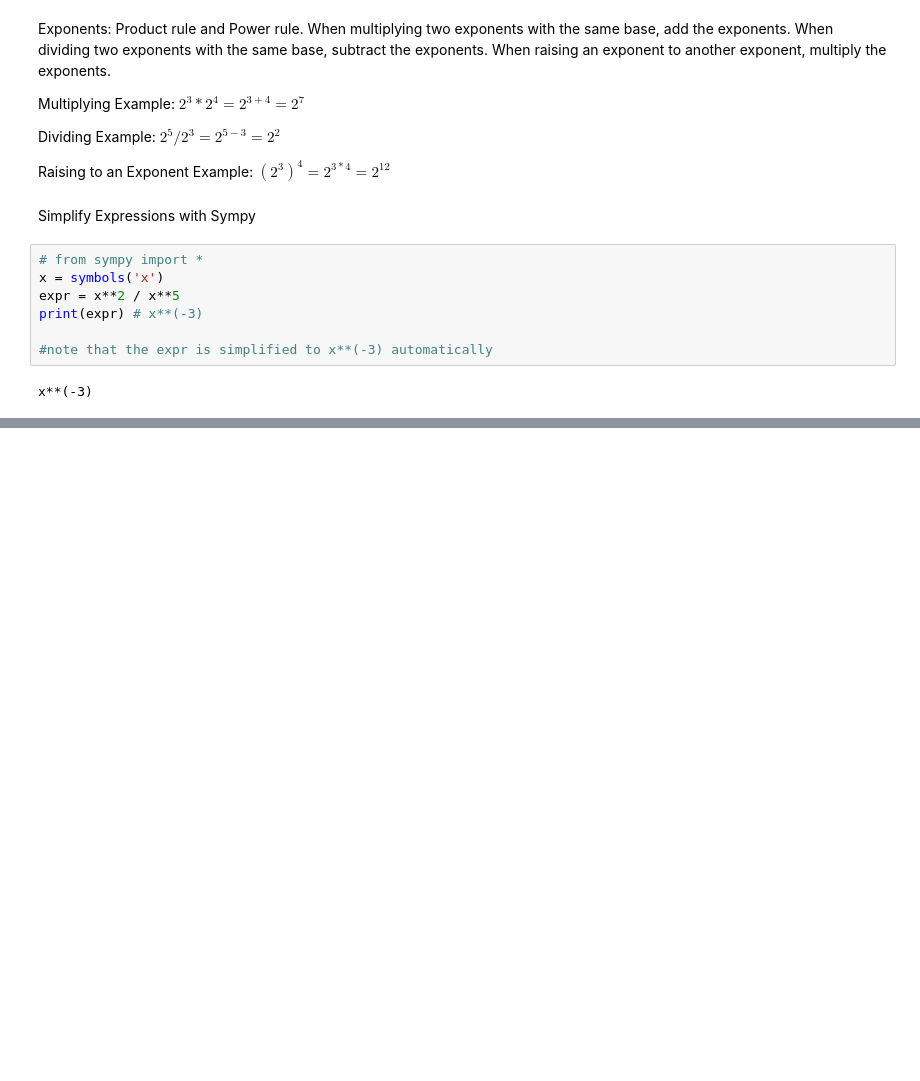
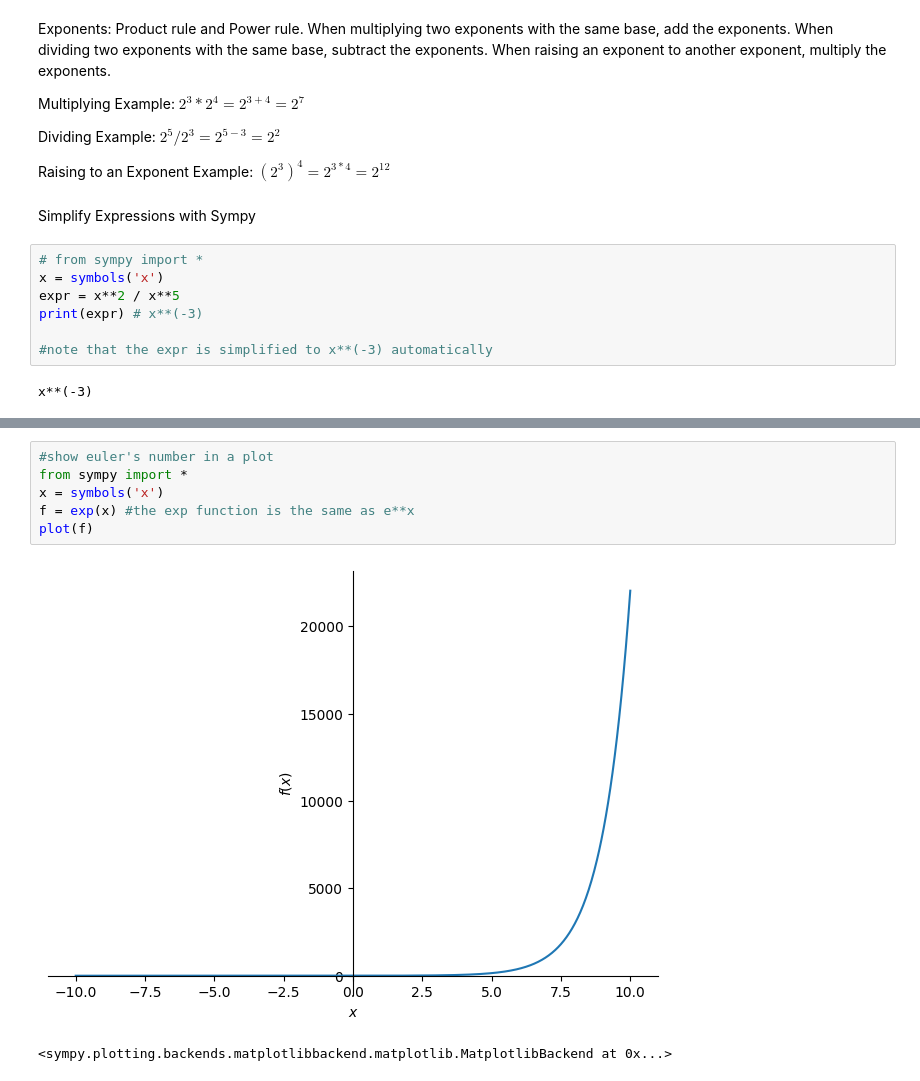
Before and after one commit to jtschet1/data-science-math, a Jupyter notebook: chapter_one.ipynb, the cells around one changed output, grey strips where cells are left out. Saved outputs shown, nothing was run; the diff lists cells and outputs as text; blank space fills up the shorter version.

```diff
--- a/chapter_one.ipynb
+++ b/chapter_one.ipynb
@@ -118,0 +212,9 @@ x**(-3)
+# %%
+#show euler's number in a plot
+from sympy import *
+x = symbols('x')
+f = exp(x) #the exp function is the same as e**x
+plot(f)
+# %% [output]
+[figure, added]
+<sympy.plotting.backends.matplotlibbackend.matplotlib.MatplotlibBackend at 0x...>
```
Also changed, not shown: parts of 12 cells of this notebook.
